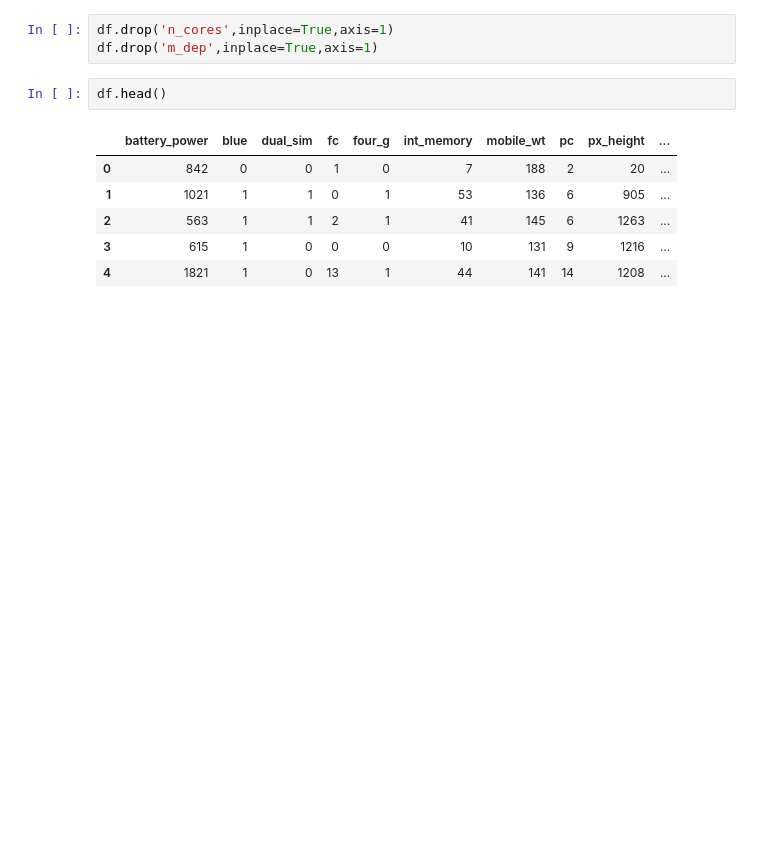
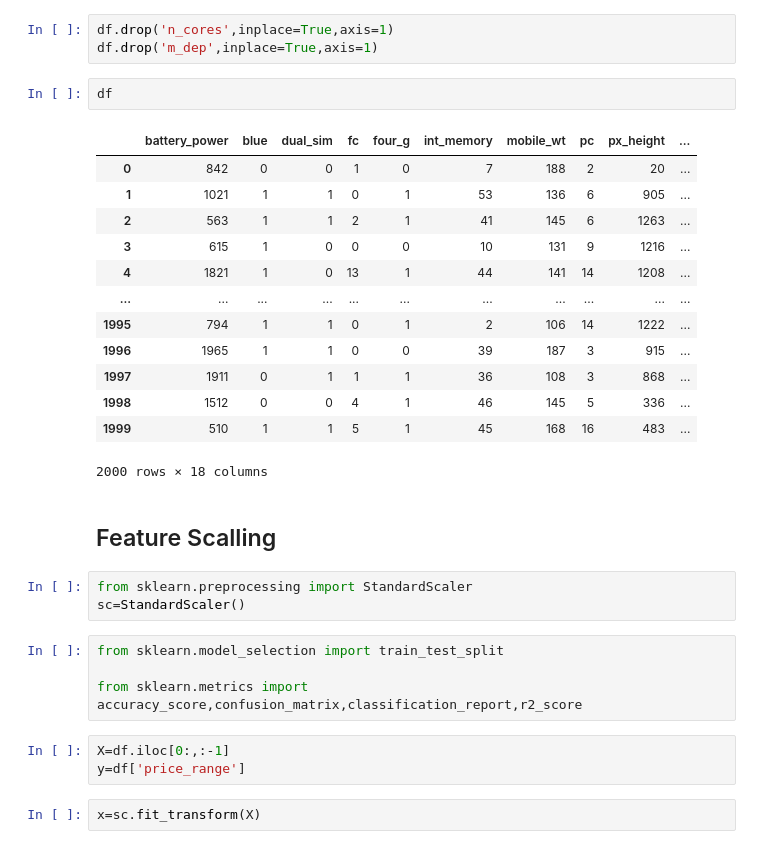
Before and after one commit to KrishnaDesai16/CellphonePriceRange, a Jupyter notebook: CellphonePriceRange.ipynb, the cells around one changed output. Drawn from its saved outputs; the diff is of its cells as text; blank space fills up the shorter version.

```diff
--- a/CellphonePriceRange.ipynb
+++ b/CellphonePriceRange.ipynb
@@ -485,11 +486,32 @@ df.drop('clock_speed',inplace=True,axis=1)
 df.drop('n_cores',inplace=True,axis=1)
 df.drop('m_dep',inplace=True,axis=1)
 # %%
-df.head()
+df
 # %% [output]
 |  | battery_power | blue | dual_sim | fc | four_g | int_memory | mobile_wt | pc | px_height | ... |
 | 0 | 842 | 0 | 0 | 1 | 0 | 7 | 188 | 2 | 20 | ... |
 | 1 | 1021 | 1 | 1 | 0 | 1 | 53 | 136 | 6 | 905 | ... |
 | 2 | 563 | 1 | 1 | 2 | 1 | 41 | 145 | 6 | 1263 | ... |
 | 3 | 615 | 1 | 0 | 0 | 0 | 10 | 131 | 9 | 1216 | ... |
 | 4 | 1821 | 1 | 0 | 13 | 1 | 44 | 141 | 14 | 1208 | ... |
+| ... | ... | ... | ... | ... | ... | ... | ... | ... | ... | ... |
+| 1995 | 794 | 1 | 1 | 0 | 1 | 2 | 106 | 14 | 1222 | ... |
+| 1996 | 1965 | 1 | 1 | 0 | 0 | 39 | 187 | 3 | 915 | ... |
+| 1997 | 1911 | 0 | 1 | 1 | 1 | 36 | 108 | 3 | 868 | ... |
+| 1998 | 1512 | 0 | 0 | 4 | 1 | 46 | 145 | 5 | 336 | ... |
+| 1999 | 510 | 1 | 1 | 5 | 1 | 45 | 168 | 16 | 483 | ... |
+2000 rows × 18 columns
+# %% [markdown]
+## Feature Scalling
+# %%
+from sklearn.preprocessing import StandardScaler
+sc=StandardScaler()
+# %%
+from sklearn.model_selection import train_test_split
+
+from sklearn.metrics import accuracy_score,confusion_matrix,classification_report,r2_score
+# %%
+X=df.iloc[0:,:-1]
+y=df['price_range']
+# %%
+x=sc.fit_transform(X)
```
Also changed, not shown: parts of 42 cells of this notebook.
